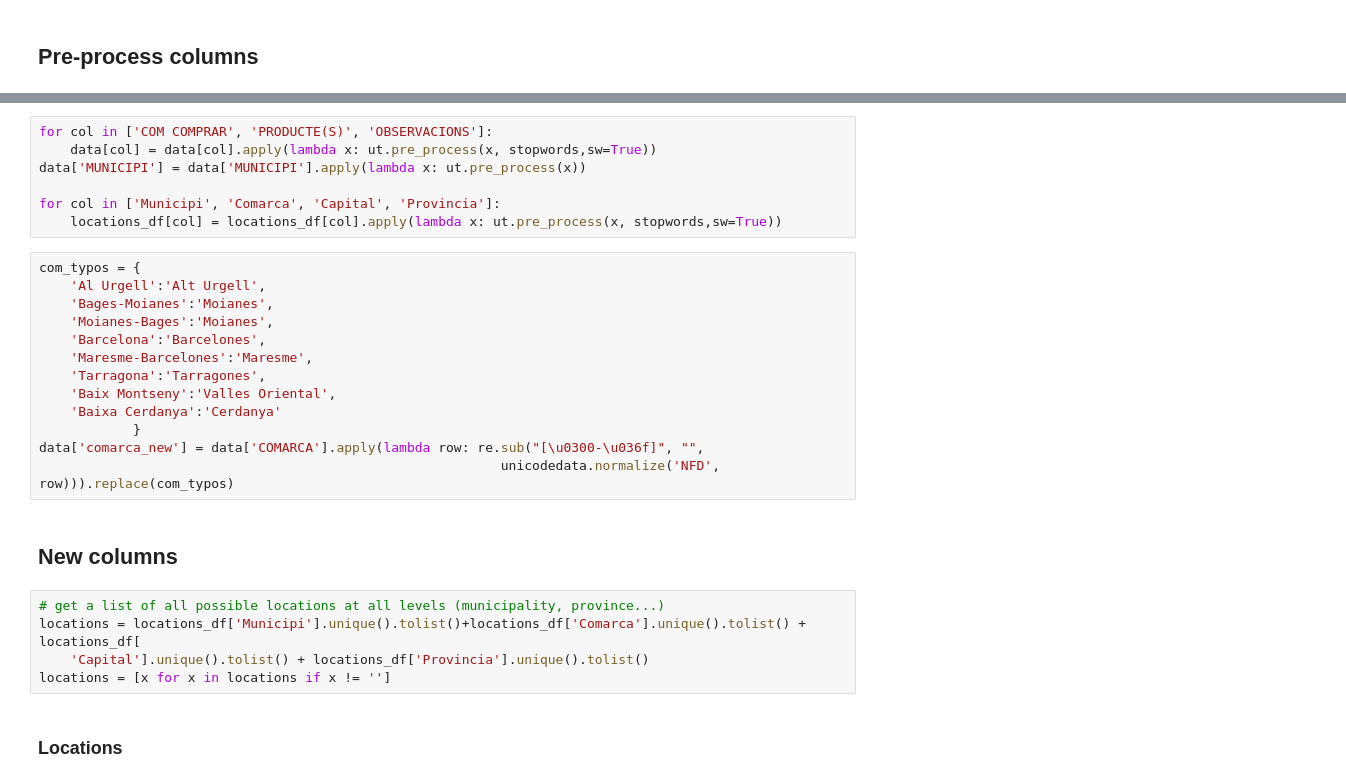
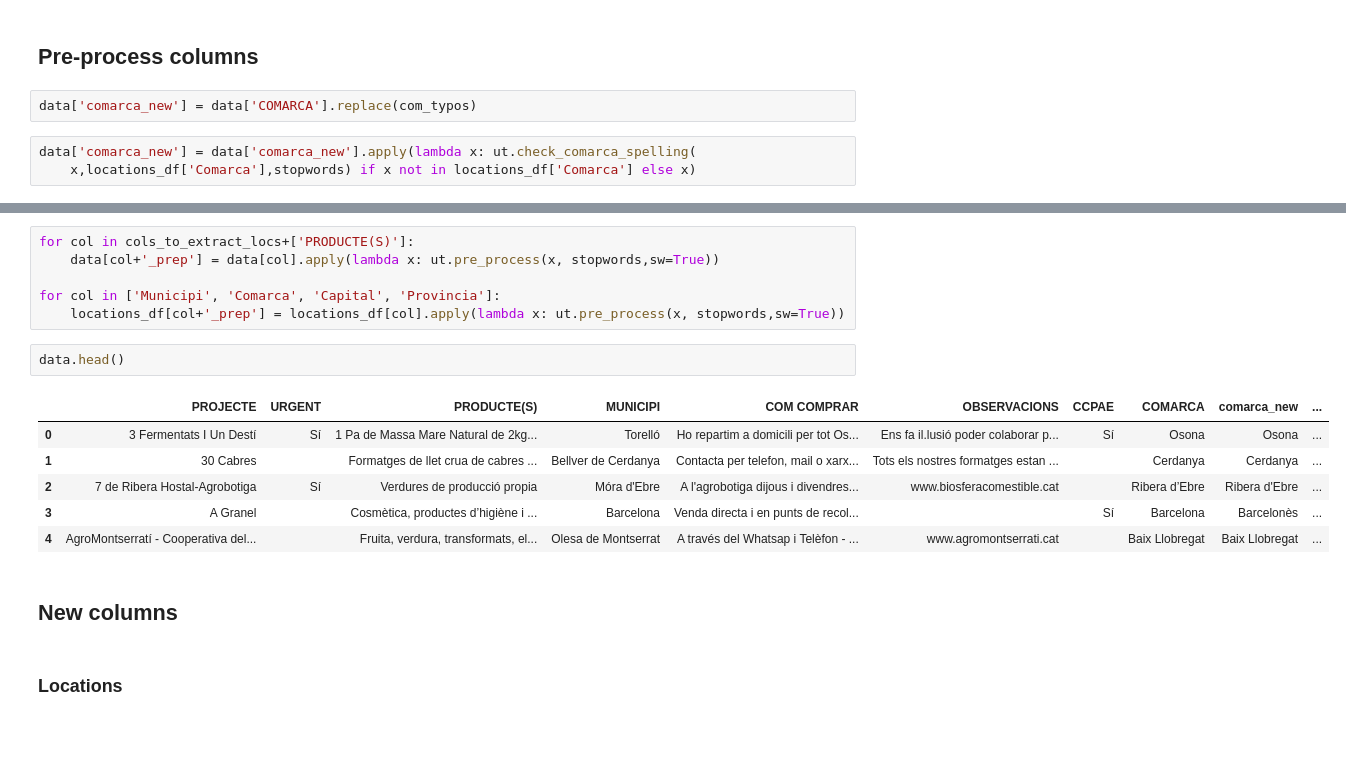
Before and after one commit to CollectivaT-dev/covid_data, a Jupyter notebook: covid_processat.ipynb, the cells around one changed output, grey strips where cells are left out. Saved outputs shown, nothing was run; the diff lists cells and outputs as text; blank space fills up the shorter version.

Commit message:
updated location detection code and fixed product detection bug

```diff
--- a/covid_processat.ipynb
+++ b/covid_processat.ipynb
@@ -50,2 +72,7 @@ delivery_patt = ['repart', 'domicil', 'envi', 'recoll', 'dist']
 # %% [markdown]
 ## Pre-process columns
+# %%
+data['comarca_new'] = data['COMARCA'].replace(com_typos)
+# %%
+data['comarca_new'] = data['comarca_new'].apply(lambda x: ut.check_comarca_spelling(
+    x,locations_df['Comarca'],stopwords) if x not in locations_df['Comarca'] else x)
@@ -52,29 +90,19 @@ delivery_patt = ['repart', 'domicil', 'envi', 'recoll', 'dist']
 # %%
-for col in ['COM COMPRAR', 'PRODUCTE(S)', 'OBSERVACIONS']:
-    data[col] = data[col].apply(lambda x: ut.pre_process(x, stopwords,sw=True))
-data['MUNICIPI'] = data['MUNICIPI'].apply(lambda x: ut.pre_process(x))
+for col in cols_to_extract_locs+['PRODUCTE(S)']:
+    data[col+'_prep'] = data[col].apply(lambda x: ut.pre_process(x, stopwords,sw=True))
 
 for col in ['Municipi', 'Comarca', 'Capital', 'Provincia']:
-    locations_df[col] = locations_df[col].apply(lambda x: ut.pre_process(x, stopwords,sw=True))
+    locations_df[col+'_prep'] = locations_df[col].apply(lambda x: ut.pre_process(x, stopwords,sw=True))
-# %%
-com_typos = {
-    'Al Urgell':'Alt Urgell',
-    'Bages-Moianes':'Moianes',
-    'Moianes-Bages':'Moianes',
-    'Barcelona':'Barcelones',
-    'Maresme-Barcelones':'Maresme',
-    'Tarragona':'Tarragones',
-    'Baix Montseny':'Valles Oriental',
-    'Baixa Cerdanya':'Cerdanya'
-            }
-data['comarca_new'] = data['COMARCA'].apply(lambda row: re.sub("[\u0300-\u036f]", "",
-                                                           unicodedata.normalize('NFD', row))).replace(com_typos)
+# %%
+data.head()
+# %% [output]
+|  | PROJECTE | URGENT | PRODUCTE(S) | MUNICIPI | COM COMPRAR | OBSERVACIONS | CCPAE | COMARCA | comarca_new | ... |
+| 0 | 3 Fermentats I Un Destí | Sí | 1 Pa de Massa Mare Natural de 2kg... | Torelló | Ho repartim a domicili per tot Os... | Ens fa il.lusió poder colaborar p... | Sí | Osona | Osona | ... |
+| 1 | 30 Cabres |  | Formatges de llet crua de cabres ... | Bellver de Cerdanya | Contacta per telefon, mail o xarx... | Tots els nostres formatges estan ... |  | Cerdanya | Cerdanya | ... |
+| 2 | 7 de Ribera Hostal-Agrobotiga | Sí | Verdures de producció propia | Móra d'Ebre | A l'agrobotiga dijous i divendres... | www.biosferacomestible.cat |  | Ribera d’Ebre | Ribera d'Ebre | ... |
+| 3 | A Granel |  | Cosmètica, productes d’higiène i ... | Barcelona | Venda directa i en punts de recol... |  | Sí | Barcelona | Barcelonès | ... |
+| 4 | AgroMontserratí - Cooperativa del... |  | Fruita, verdura, transformats, el... | Olesa de Montserrat | A través del Whatsap i Telèfon - ... | www.agromontserrati.cat |  | Baix Llobregat | Baix Llobregat | ... |
 # %% [markdown]
 ## New columns
-# %%
-# get a list of all possible locations at all levels (municipality, province...)
-locations = locations_df['Municipi'].unique().tolist()+locations_df['Comarca'].unique().tolist() + locations_df[
-    'Capital'].unique().tolist() + locations_df['Provincia'].unique().tolist()
-locations = [x for x in locations if x != '']
 # %% [markdown]
 ### Locations
```
Also changed, not shown: parts of 15 cells of this notebook, 1 other file.
